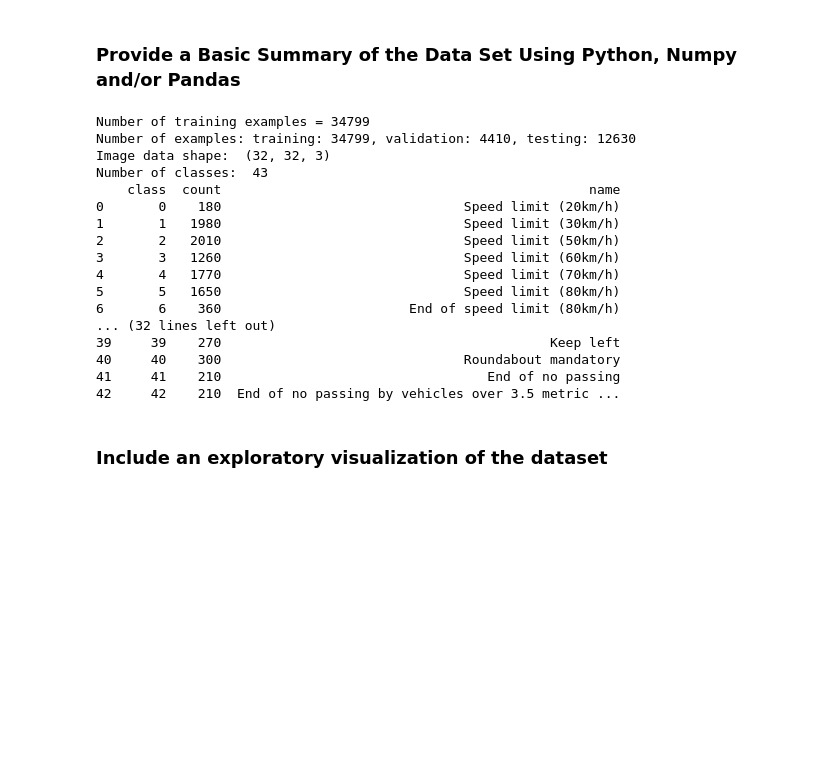
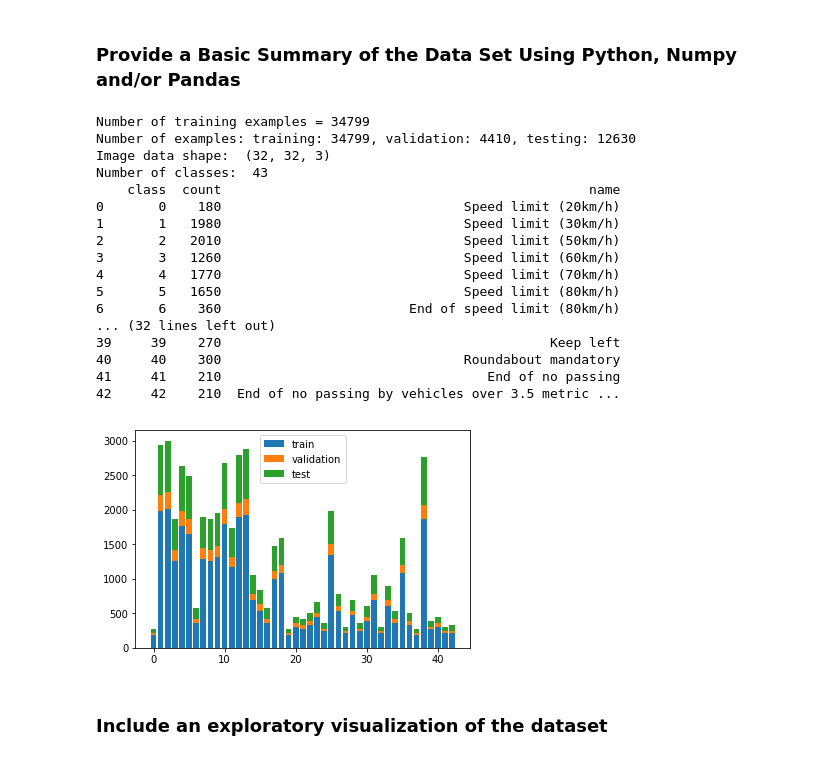
Before and after one commit to hhe1667/traffic-sign-classifier, a Jupyter notebook: Traffic_Sign_Classifier.ipynb, the cells around one changed output. Cells and saved outputs as stored; diff of their text form; code cells hidden in the pictures; blank space fills up the shorter version.

```diff
--- a/Traffic_Sign_Classifier.ipynb
+++ b/Traffic_Sign_Classifier.ipynb
@@ -71,35 +71,44 @@ n_val = len(X_val)
 n_test = len(X_test)
 image_shape = X_train.shape[1:]
 n_classes = len(np.unique(y_train))
 
 print("Number of training examples =", n_train)
 print("Number of examples: training: %d, validation: %d, testing: %d" % (n_train, n_val, n_test))
 print("Image data shape: ", image_shape)
 print("Number of classes: ", n_classes)
 
-classes, counts = np.unique(y_train, return_counts=True)
+classes, counts_train = np.unique(y_train, return_counts=True)
 signnames_df = pd.read_csv("./signnames.csv")
 signnames={int(row["ClassId"]): row["SignName"] for _, row in signnames_df.iterrows()}
 
-print(pd.DataFrame({"class":classes, "count":counts, "name": signnames_df["SignName"]}))
+print(pd.DataFrame({"class":classes, "count":counts_train, "name": signnames_df["SignName"]}))
+plt.bar(classes, counts_train, label="train")
+_, counts_val = np.unique(y_val, return_counts=True)
+plt.bar(classes, counts_val, bottom=counts_train, label="validation")
+_, counts_test = np.unique(y_test, return_counts=True)
+plt.bar(classes, counts_test, bottom=counts_train+counts_val, label="test")
+plt.legend()
+plt.savefig("dataset_bars.png")
+plt.show()
 # %% [output]
 Number of training examples = 34799
 Number of examples: training: 34799, validation: 4410, testing: 12630
 Image data shape:  (32, 32, 3)
 Number of classes:  43
     class  count                                               name
 0       0    180                               Speed limit (20km/h)
 1       1   1980                               Speed limit (30km/h)
 2       2   2010                               Speed limit (50km/h)
 3       3   1260                               Speed limit (60km/h)
 4       4   1770                               Speed limit (70km/h)
 5       5   1650                               Speed limit (80km/h)
 6       6    360                        End of speed limit (80km/h)
 ... (32 lines left out)
 39     39    270                                          Keep left
 40     40    300                               Roundabout mandatory
 41     41    210                                  End of no passing
 42     42    210  End of no passing by vehicles over 3.5 metric ...
+[figure, added]
 # %% [markdown]
 ### Include an exploratory visualization of the dataset
 # %% [markdown]
```
Also changed, not shown: parts of 3 cells of this notebook, 4 other files.
